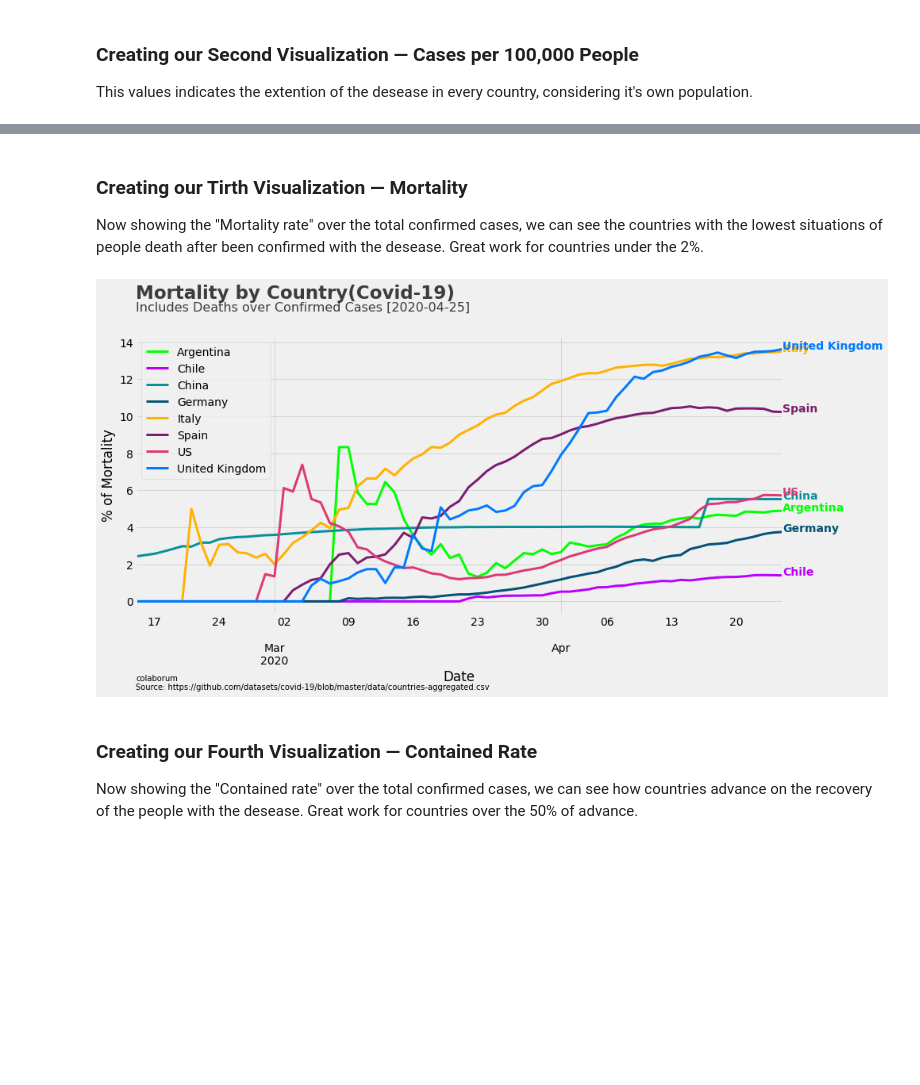
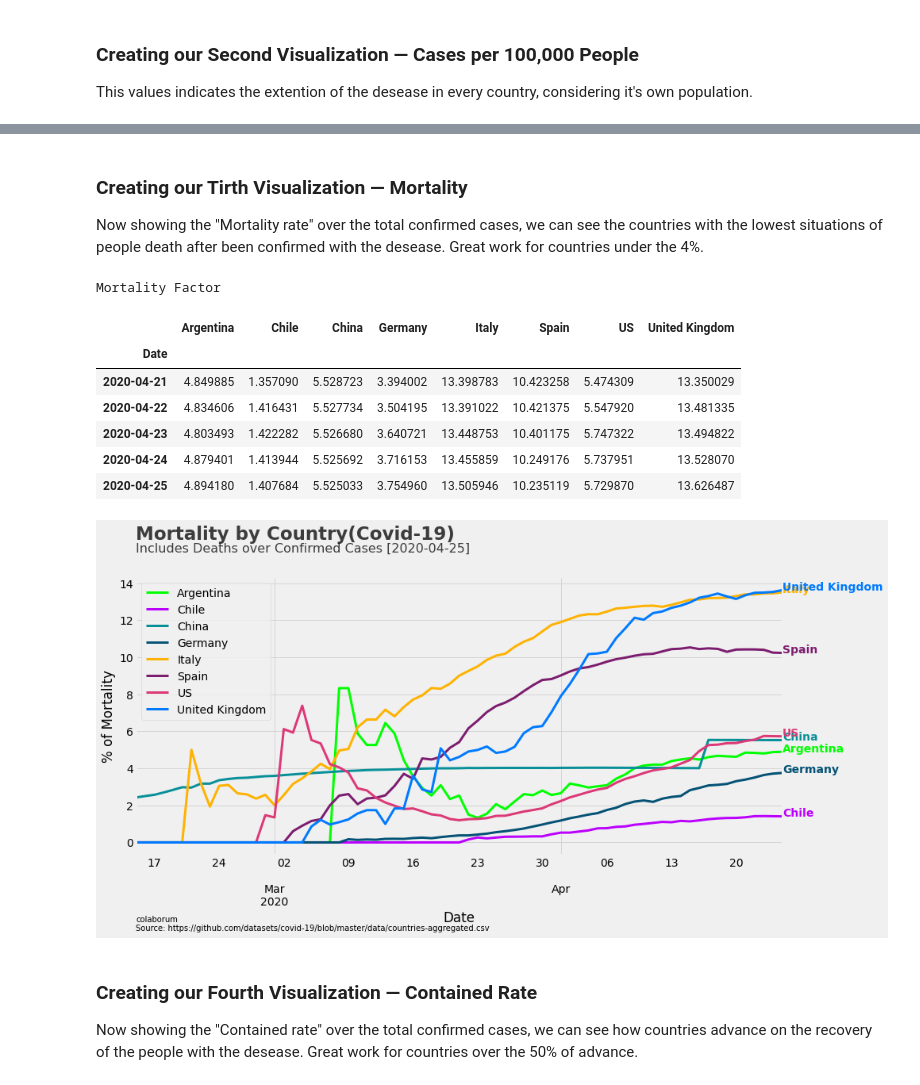
Before and after one commit to aminoplis/HealthReports, a Jupyter notebook: Performance_on_Covid_19_Strategies.ipynb, the cells around one changed output, grey strips where cells are left out. Cells and saved outputs as stored; diff of their text form; code cells hidden in the pictures; blank space fills up the shorter version.

```diff
--- a/Performance_on_Covid_19_Strategies.ipynb
+++ b/Performance_on_Covid_19_Strategies.ipynb
@@ -148,26 +159,36 @@ print('')
 # %% [markdown]
 ### Creating our Tirth Visualization — Mortality
 
-Now showing the "Mortality rate" over the total confirmed cases, we can see the countries with the lowest situations of people death after been confirmed with the desease. Great work for countries under the 2%.
+Now showing the "Mortality rate" over the total confirmed cases, we can see the countries with the lowest situations of people death after been confirmed with the desease. Great work for countries under the 4%.
 # %%
 #@title
 indexdata=24
 covidmplot = covidm[+indexdata:].plot(figsize=(13,6), color=list(colors.values()), linewidth=3, legend=True)
 covidmplot.grid(color='#d4d4d4')
 covidmplot.set_xlabel('Date')
 covidmplot.set_ylabel('% of Mortality')
 for country in list(colors.keys()):
     covidmplot.text(x = covidm.index[-1], y = covidm[country][len(covidm)-1], color = colors[country],
                        s = country, weight = 'bold')
 covidmplot.text(x = covidm.index[+indexdata], y = covidm.max().max()*1.2,
                    s = "Mortality by Country(Covid-19)", fontsize = 23, weight = 'bold', alpha = .75)
 covidmplot.text(x = covidm.index[+indexdata], y = covidm.max().max()*1.15,
                    s = "Includes Deaths over Confirmed Cases ["+fechaactual+"]", fontsize = 16, alpha = .75)
 covidmplot.text(x = covidm.index[+indexdata], y = -covidm.max().max()*0.35,
         s = 'colaborum\nSource: https://github.com/datasets/covid-19/blob/master/data/countries-aggregated.csv',
         fontsize = 10)
-print('')
+#print('')
+print('Mortality Factor')
+covidm[len(covidm)-5:].head()
 # %% [output]
+Mortality Factor
+|  | Argentina | Chile | China | Germany | Italy | Spain | US | United Kingdom |
+| Date |  |  |  |  |  |  |  |  |
+| 2020-04-21 | 4.849885 | 1.357090 | 5.528723 | 3.394002 | 13.398783 | 10.423258 | 5.474309 | 13.350029 |
+| 2020-04-22 | 4.834606 | 1.416431 | 5.527734 | 3.504195 | 13.391022 | 10.421375 | 5.547920 | 13.481335 |
+| 2020-04-23 | 4.803493 | 1.422282 | 5.526680 | 3.640721 | 13.448753 | 10.401175 | 5.747322 | 13.494822 |
+| 2020-04-24 | 4.879401 | 1.413944 | 5.525692 | 3.716153 | 13.455859 | 10.249176 | 5.737951 | 13.528070 |
+| 2020-04-25 | 4.894180 | 1.407684 | 5.525033 | 3.754960 | 13.505946 | 10.235119 | 5.729870 | 13.626487 |
 [figure]
 # %% [markdown]
 ### Creating our Fourth Visualization — Contained Rate
```
Also changed, not shown: parts of 4 cells of this notebook.
